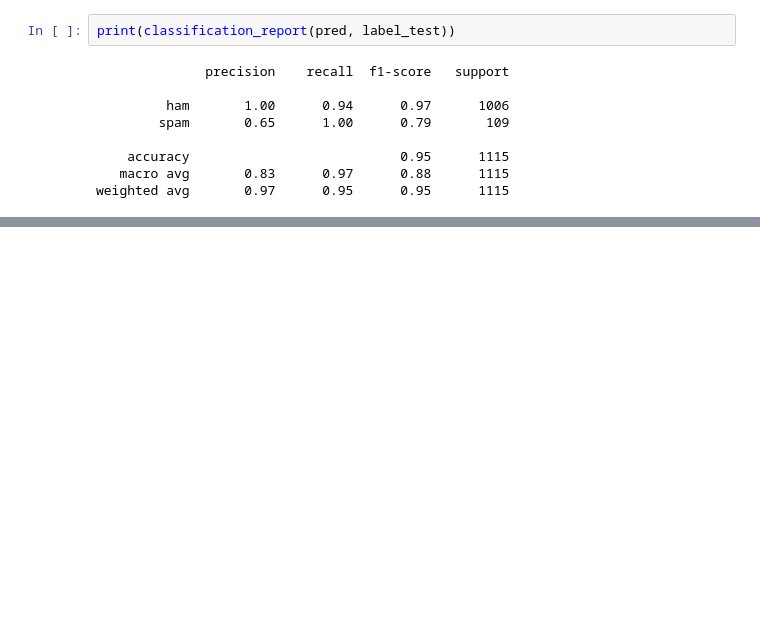
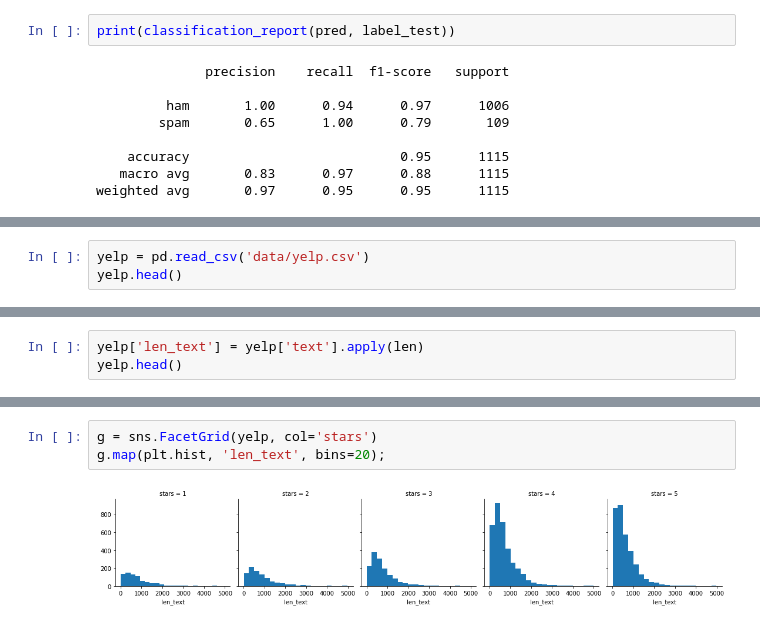
Before and after one commit to FivMeyer/Python_Studies, a Jupyter notebook: 10_nlp.ipynb, the cells around one changed output, grey strips where cells are left out. Drawn from its saved outputs; the diff is of its cells as text; blank space fills up the shorter version.

```diff
--- a/10_nlp.ipynb
+++ b/10_nlp.ipynb
@@ -333,0 +336,3 @@ weighted avg       0.97      0.95      0.95      1115
+# %%
+yelp = pd.read_csv('data/yelp.csv')
+yelp.head()
@@ -333,0 +376,3 @@ weighted avg       0.97      0.95      0.95      1115
+# %%
+yelp['len_text'] = yelp['text'].apply(len)
+yelp.head()
@@ -333,0 +386,5 @@ weighted avg       0.97      0.95      0.95      1115
+# %%
+g = sns.FacetGrid(yelp, col='stars')
+g.map(plt.hist, 'len_text', bins=20);
+# %% [output]
+[figure, added]
```
Also changed, not shown: parts of 28 cells of this notebook.
